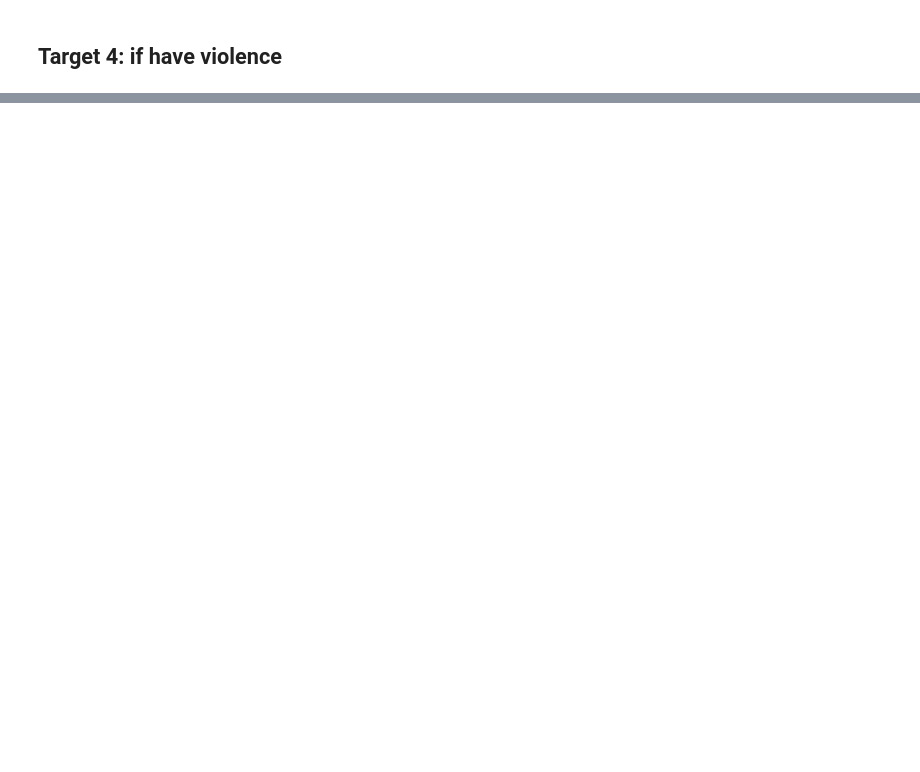
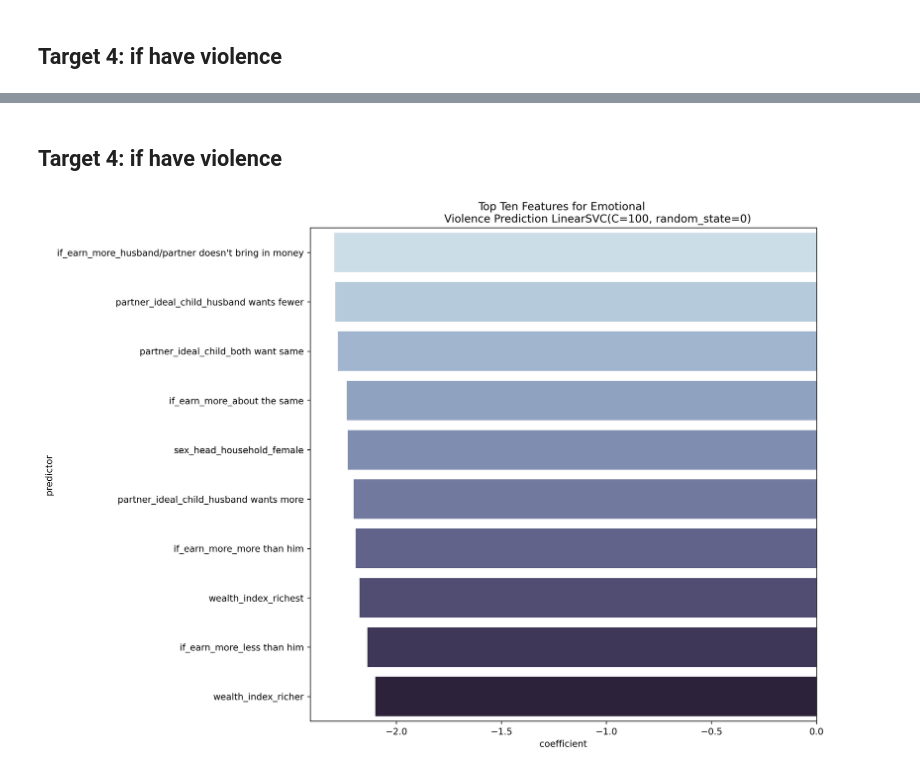
Before and after one commit to keiraou/ML-final-project, a Jupyter notebook: classification_ensembles_analysis.ipynb, the cells around one changed output, grey strips where cells are left out. Drawn from its saved outputs; the diff is of its cells as text; code cells hidden in the pictures; blank space fills up the shorter version.

```diff
--- a/classification_ensembles_analysis.ipynb
+++ b/classification_ensembles_analysis.ipynb
@@ -545,0 +616,7 @@ result, eval, coeffs = pipeline_classification.analyze_country\
+# %% [markdown]
+## Target 4: if have violence
+# %%
+result, coeffs = pipeline_classification.analyze_country\
+    (X_train, X_test, y_train3, y_test3, 'All', 'if_vil', 0.5, 'SVC')
+# %% [output]
+[figure, added]
```
Also changed, not shown: parts of 26 cells of this notebook, 1 other file.
